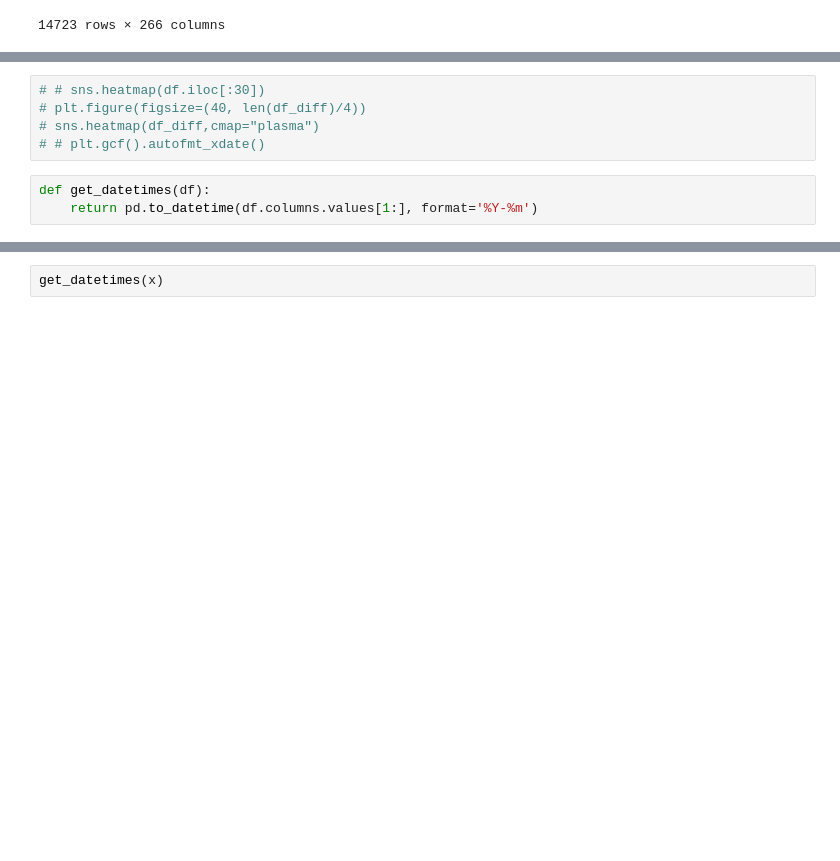
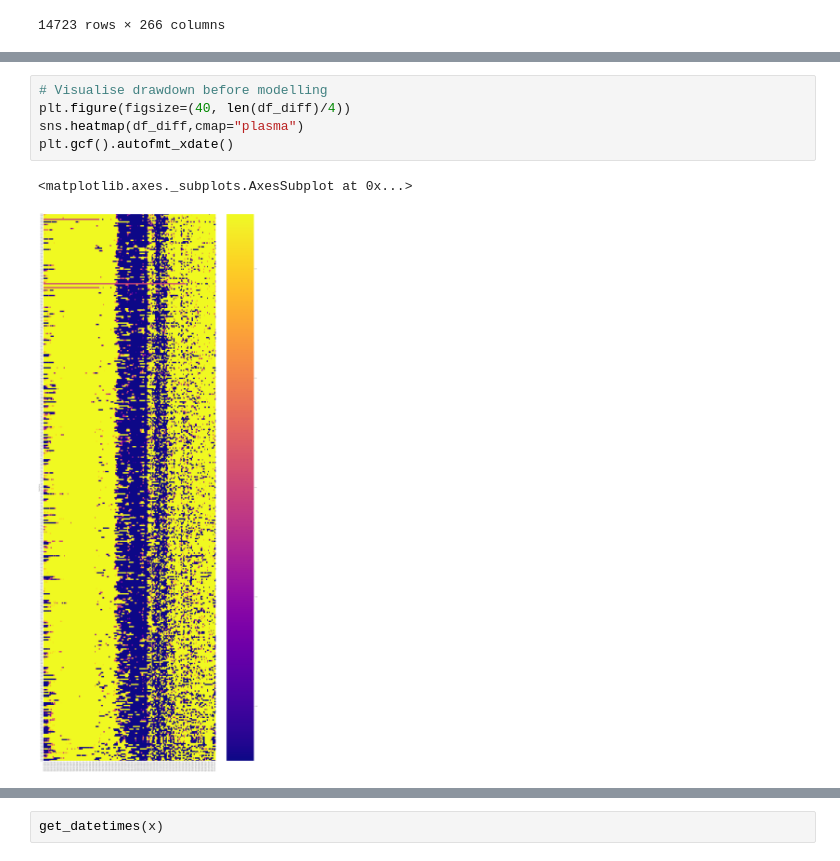
Before and after one commit to Ranykhalil/dsc-mod-4-project-v2-1-london-ds-02172020, a Jupyter notebook: time-series/New_notebook.ipynb, the cells around one changed output, grey strips where cells are left out. Drawn from its saved outputs; the diff is of its cells as text; blank space fills up the shorter version.

```diff
--- a/time-series/New_notebook.ipynb
+++ b/time-series/New_notebook.ipynb
@@ -147,8 +165,8 @@ df_diff.iloc[4].tail(50).sum()
 # %%
-# # sns.heatmap(df.iloc[:30])
-# plt.figure(figsize=(40, len(df_diff)/4))
-# sns.heatmap(df_diff,cmap="plasma")
-# # plt.gcf().autofmt_xdate()
+# Visualise drawdown before modelling
+plt.figure(figsize=(40, len(df_diff)/4))
+sns.heatmap(df_diff,cmap="plasma")
+plt.gcf().autofmt_xdate()
+# %% [output]
+<matplotlib.axes._subplots.AxesSubplot at 0x...>
+[figure, added]
-# %%
-def get_datetimes(df):
-    return pd.to_datetime(df.columns.values[1:], format='%Y-%m')
```
Also changed, not shown: parts of 57 cells of this notebook.
